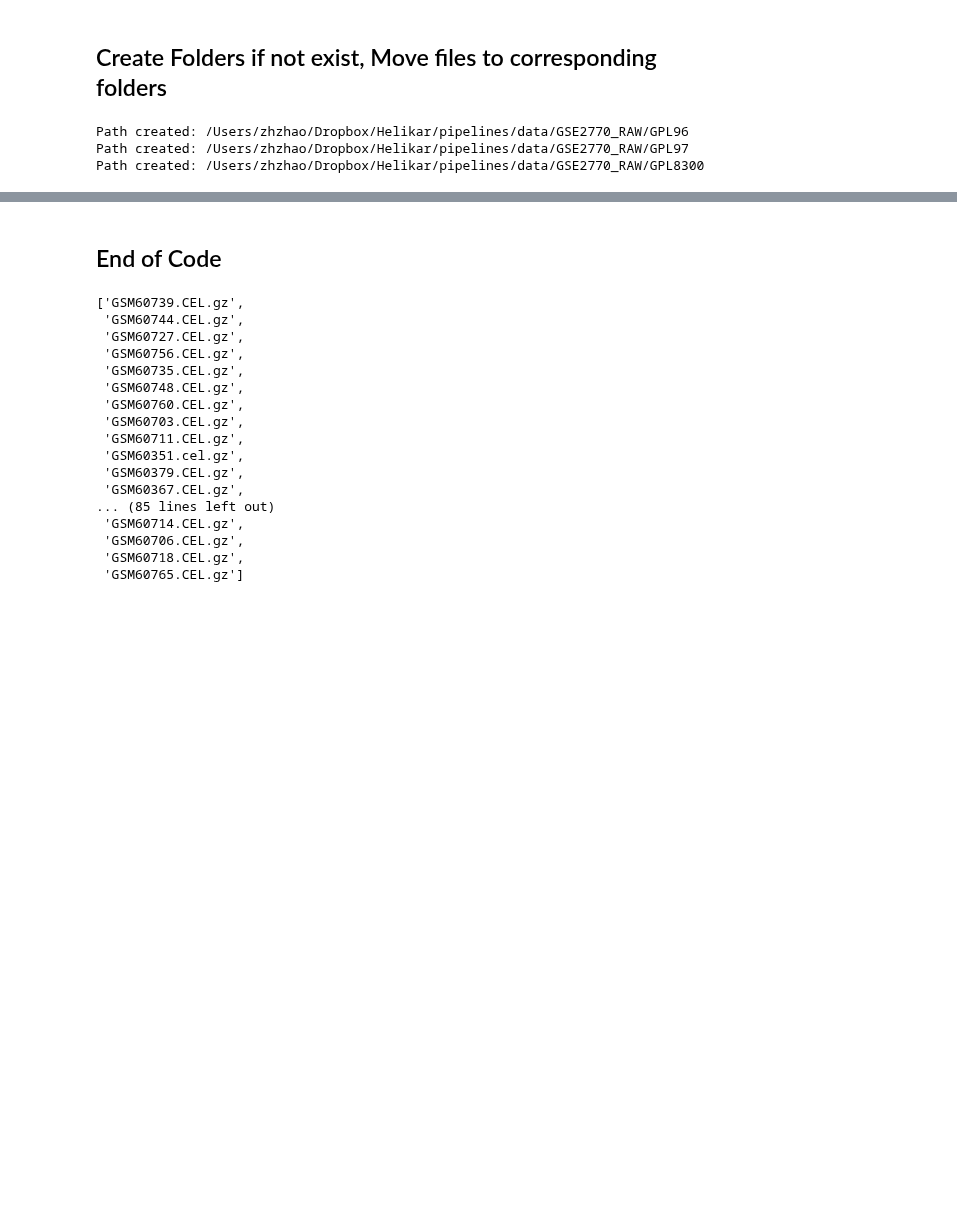
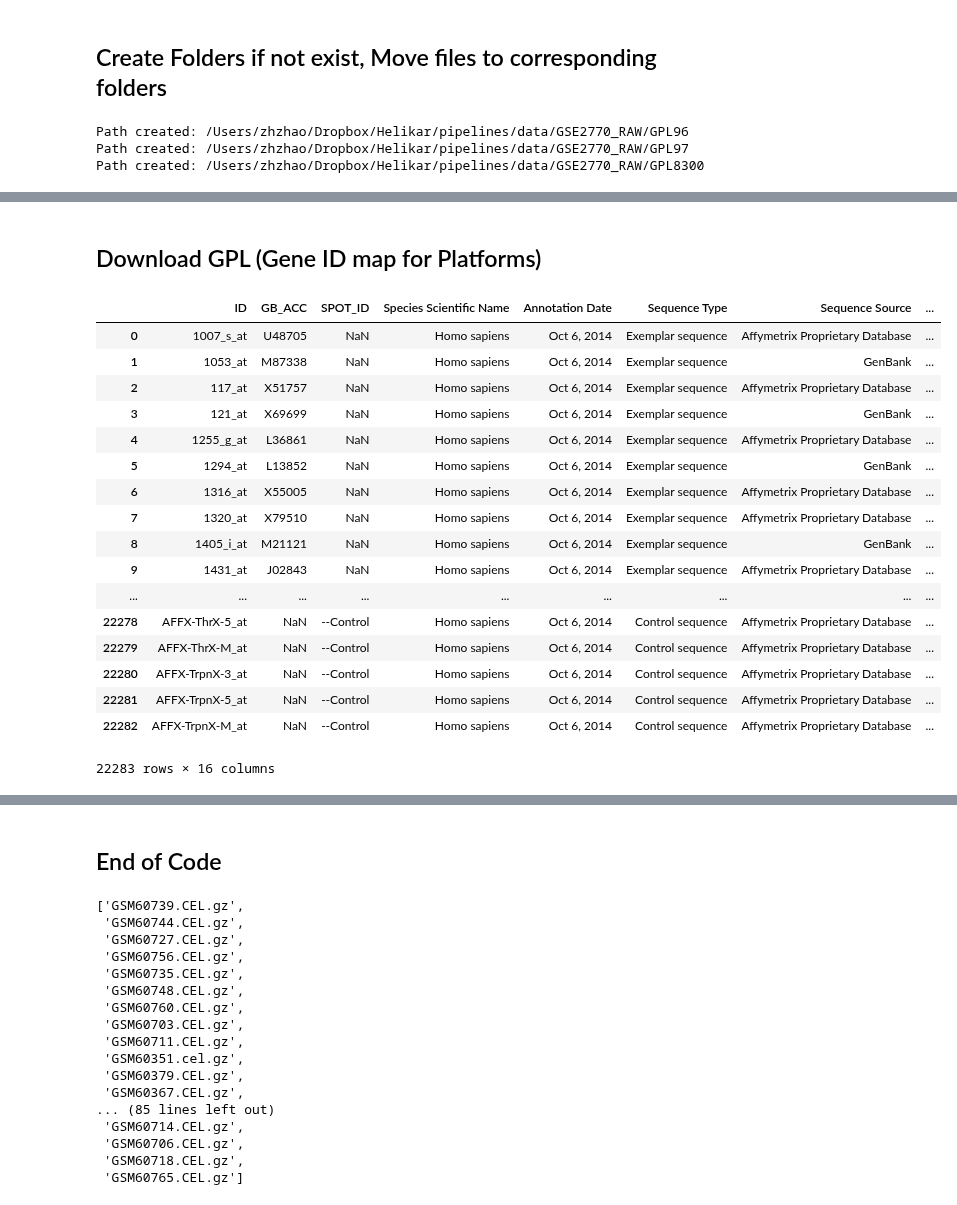
Before and after one commit to HelikarLab/COMO, a Jupyter notebook: py/Sort_CEL_Files.ipynb, the cells around one changed output, grey strips where cells are left out. Saved outputs shown, nothing was run; the diff lists cells and outputs as text; code cells hidden in the pictures; blank space fills up the shorter version.

Commit message:
platform map in geoprase

```diff
--- a/py/Sort_CEL_Files.ipynb
+++ b/py/Sort_CEL_Files.ipynb
@@ -143,3 +144,26 @@ Move /Users/zhzhao/Dropbox/Helikar/pipelines/data/GSE2770_RAW/GSM60714.CEL.gz to
 Move /Users/zhzhao/Dropbox/Helikar/pipelines/data/GSE2770_RAW/GSM60706.CEL.gz to /Users/zhzhao/Dropbox/Helikar/pipelines/data/GSE2770_RAW/GPL96/GSM60706.CEL.gz
 Move /Users/zhzhao/Dropbox/Helikar/pipelines/data/GSE2770_RAW/GSM60718.CEL.gz to /Users/zhzhao/Dropbox/Helikar/pipelines/data/GSE2770_RAW/GPL96/GSM60718.CEL.gz
 Move /Users/zhzhao/Dropbox/Helikar/pipelines/data/GSE2770_RAW/GSM60765.CEL.gz to /Users/zhzhao/Dropbox/Helikar/pipelines/data/GSE2770_RAW/GPL97/GSM60765.CEL.gz
+# %% [markdown]
+## Download GPL (Gene ID map for Platforms)
+# %%
+gse.gpls['GPL96'].table
+# %% [output]
+|  | ID | GB_ACC | SPOT_ID | Species Scientific Name | Annotation Date | Sequence Type | Sequence Source | ... |
+| 0 | 1007_s_at | U48705 | NaN | Homo sapiens | Oct 6, 2014 | Exemplar sequence | Affymetrix Proprietary Database | ... |
+| 1 | 1053_at | M87338 | NaN | Homo sapiens | Oct 6, 2014 | Exemplar sequence | GenBank | ... |
+| 2 | 117_at | X51757 | NaN | Homo sapiens | Oct 6, 2014 | Exemplar sequence | Affymetrix Proprietary Database | ... |
+| 3 | 121_at | X69699 | NaN | Homo sapiens | Oct 6, 2014 | Exemplar sequence | GenBank | ... |
+| 4 | 1255_g_at | L36861 | NaN | Homo sapiens | Oct 6, 2014 | Exemplar sequence | Affymetrix Proprietary Database | ... |
+| 5 | 1294_at | L13852 | NaN | Homo sapiens | Oct 6, 2014 | Exemplar sequence | GenBank | ... |
+| 6 | 1316_at | X55005 | NaN | Homo sapiens | Oct 6, 2014 | Exemplar sequence | Affymetrix Proprietary Database | ... |
+| 7 | 1320_at | X79510 | NaN | Homo sapiens | Oct 6, 2014 | Exemplar sequence | Affymetrix Proprietary Database | ... |
+| 8 | 1405_i_at | M21121 | NaN | Homo sapiens | Oct 6, 2014 | Exemplar sequence | GenBank | ... |
+| 9 | 1431_at | J02843 | NaN | Homo sapiens | Oct 6, 2014 | Exemplar sequence | Affymetrix Proprietary Database | ... |
+| ... | ... | ... | ... | ... | ... | ... | ... | ... |
+| 22278 | AFFX-ThrX-5_at | NaN | --Control | Homo sapiens | Oct 6, 2014 | Control sequence | Affymetrix Proprietary Database | ... |
+| 22279 | AFFX-ThrX-M_at | NaN | --Control | Homo sapiens | Oct 6, 2014 | Control sequence | Affymetrix Proprietary Database | ... |
+| 22280 | AFFX-TrpnX-3_at | NaN | --Control | Homo sapiens | Oct 6, 2014 | Control sequence | Affymetrix Proprietary Database | ... |
+| 22281 | AFFX-TrpnX-5_at | NaN | --Control | Homo sapiens | Oct 6, 2014 | Control sequence | Affymetrix Proprietary Database | ... |
+| 22282 | AFFX-TrpnX-M_at | NaN | --Control | Homo sapiens | Oct 6, 2014 | Control sequence | Affymetrix Proprietary Database | ... |
+22283 rows × 16 columns
```
Also changed, not shown: parts of 5 cells of this notebook.
